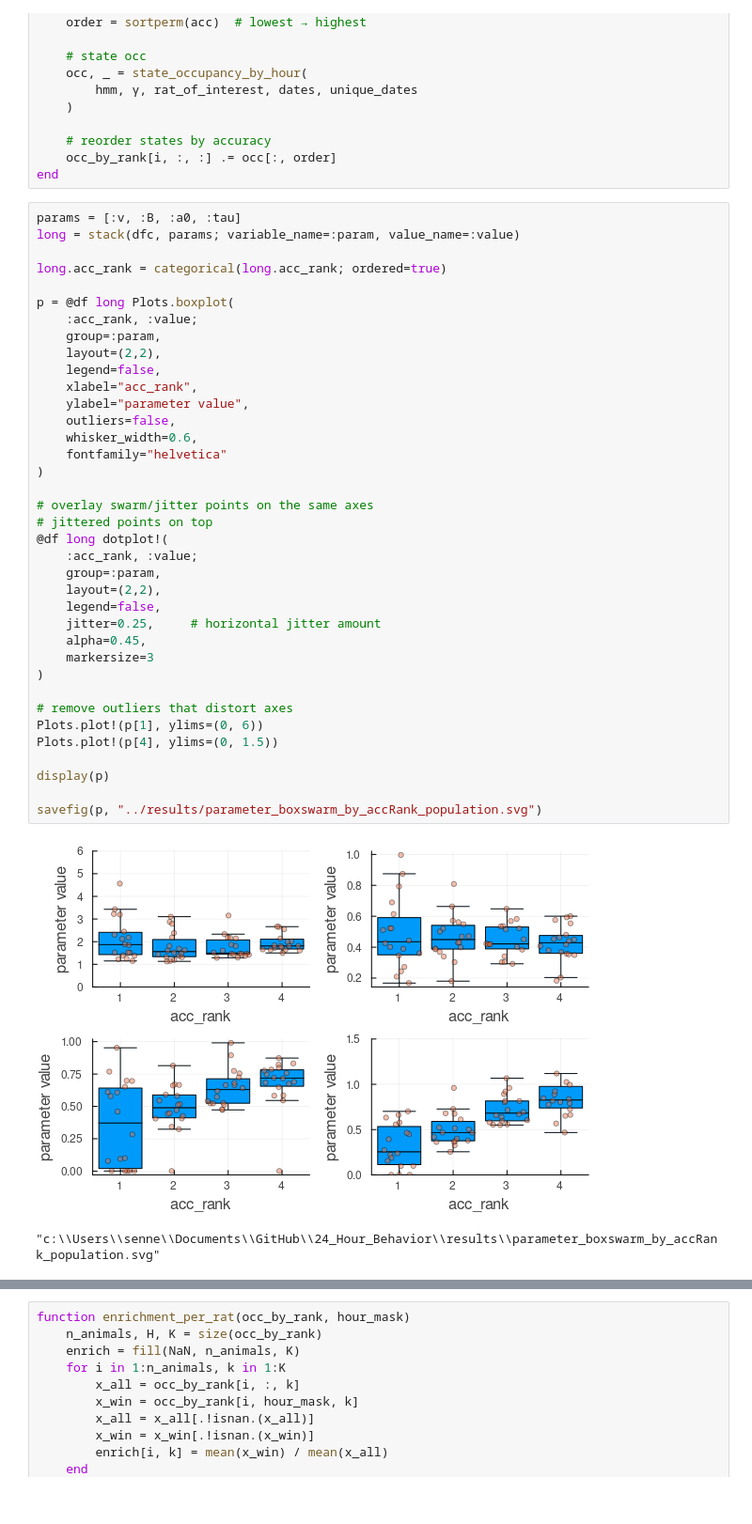
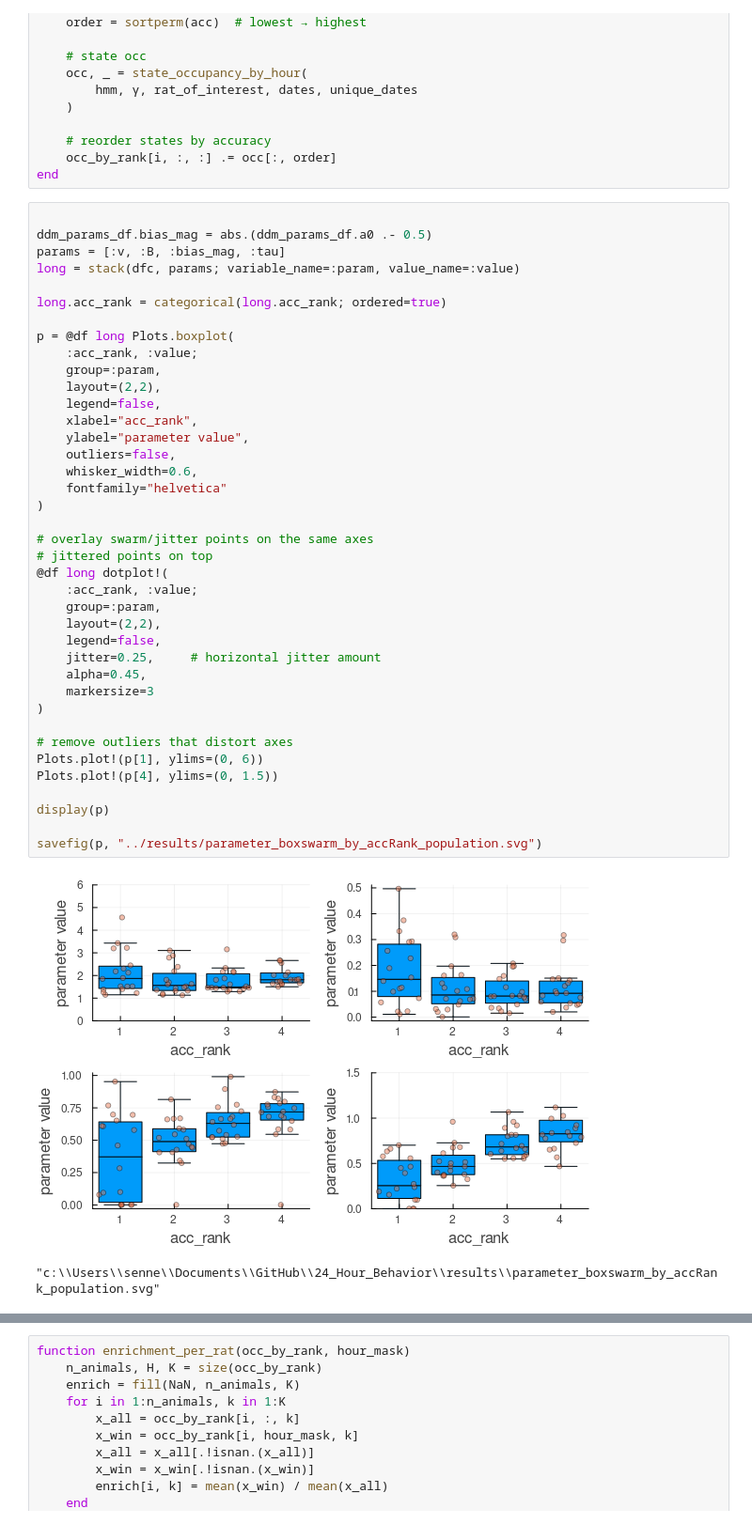
Before and after one commit to depasquale-lab/24_Hour_Behavior, a Jupyter notebook: notebooks/PopulationDDMHMM.ipynb, the cells around one changed output, grey strips where cells are left out. Shown at 94% size. Drawn from its saved outputs; the diff is of its cells as text.

```diff
--- a/notebooks/PopulationDDMHMM.ipynb
+++ b/notebooks/PopulationDDMHMM.ipynb
@@ -785,7 +780,9 @@ for (i, rat) in enumerate(animal_name)
     occ_by_rank[i, :, :] .= occ[:, order]
 end
 # %%
-params = [:v, :B, :a0, :tau]
+
+ddm_params_df.bias_mag = abs.(ddm_params_df.a0 .- 0.5)
+params = [:v, :B, :bias_mag, :tau]
 long = stack(dfc, params; variable_name=:param, value_name=:value)
 
 long.acc_rank = categorical(long.acc_rank; ordered=true)
@@ -795,34 +792,34 @@ p = @df long Plots.boxplot(
     group=:param,
     layout=(2,2),
     legend=false,
     xlabel="acc_rank",
     ylabel="parameter value",
     outliers=false,
     whisker_width=0.6,
     fontfamily="helvetica"
 )
 
 # overlay swarm/jitter points on the same axes
 # jittered points on top
 @df long dotplot!(
     :acc_rank, :value;
     group=:param,
     layout=(2,2),
     legend=false,
     jitter=0.25,     # horizontal jitter amount
     alpha=0.45,
     markersize=3
 )
 
 # remove outliers that distort axes
 Plots.plot!(p[1], ylims=(0, 6))
 Plots.plot!(p[4], ylims=(0, 1.5))
 
 display(p)
 
 savefig(p, "../results/parameter_boxswarm_by_accRank_population.svg")
 # %% [output]
-[figure, old version]
+[figure, new version]
 "c:\\Users\\senne\\Documents\\GitHub\\24_Hour_Behavior\\results\\parameter_boxswarm_by_accRank_population.svg"
 # %%
 labels = ["Lowest accuracy", "Low-mid accuracy", "High-mid accuracy", "Highest accuracy"]
```
Also changed, not shown: parts of 5 cells of this notebook, 1 other file.
